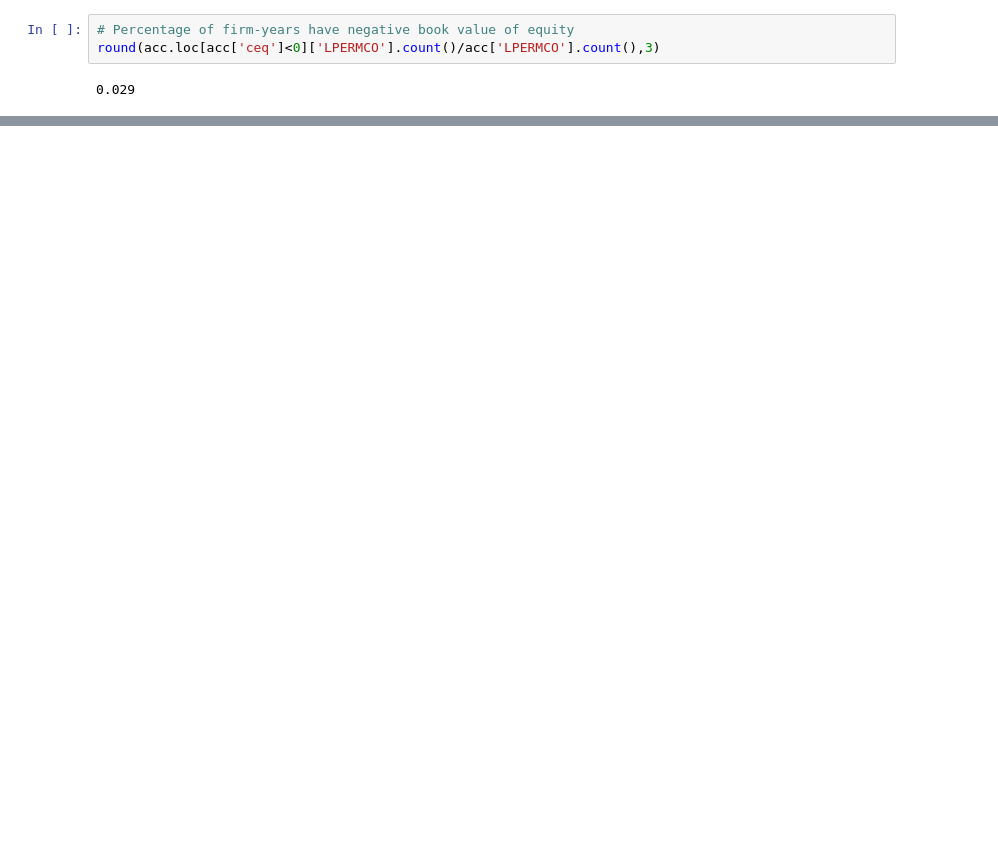
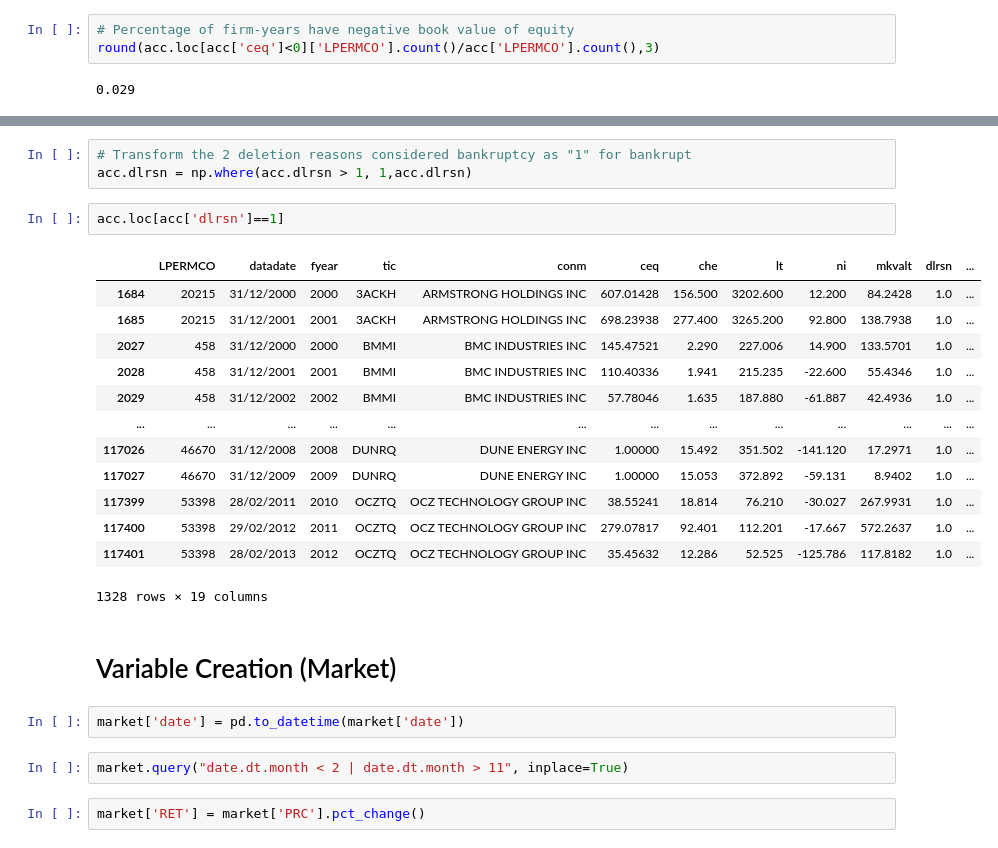
Before and after one commit to evamferreira/Thesis_Rep, a Jupyter notebook: Data/data_treat.ipynb, the cells around one changed output, grey strips where cells are left out. Saved outputs shown, nothing was run; the diff lists cells and outputs as text; blank space fills up the shorter version.

```diff
--- a/Data/data_treat.ipynb
+++ b/Data/data_treat.ipynb
@@ -398,0 +339,27 @@ acc
+# %%
+# Transform the 2 deletion reasons considered bankruptcy as "1" for bankrupt
+acc.dlrsn = np.where(acc.dlrsn > 1, 1,acc.dlrsn)
+# %%
+acc.loc[acc['dlrsn']==1]
+# %% [output]
+|  | LPERMCO | datadate | fyear | tic | conm | ceq | che | lt | ni | mkvalt | dlrsn | ... |
+| 1684 | 20215 | 31/12/2000 | 2000 | 3ACKH | ARMSTRONG HOLDINGS INC | 607.01428 | 156.500 | 3202.600 | 12.200 | 84.2428 | 1.0 | ... |
+| 1685 | 20215 | 31/12/2001 | 2001 | 3ACKH | ARMSTRONG HOLDINGS INC | 698.23938 | 277.400 | 3265.200 | 92.800 | 138.7938 | 1.0 | ... |
+| 2027 | 458 | 31/12/2000 | 2000 | BMMI | BMC INDUSTRIES INC | 145.47521 | 2.290 | 227.006 | 14.900 | 133.5701 | 1.0 | ... |
+| 2028 | 458 | 31/12/2001 | 2001 | BMMI | BMC INDUSTRIES INC | 110.40336 | 1.941 | 215.235 | -22.600 | 55.4346 | 1.0 | ... |
+| 2029 | 458 | 31/12/2002 | 2002 | BMMI | BMC INDUSTRIES INC | 57.78046 | 1.635 | 187.880 | -61.887 | 42.4936 | 1.0 | ... |
+| ... | ... | ... | ... | ... | ... | ... | ... | ... | ... | ... | ... | ... |
+| 117026 | 46670 | 31/12/2008 | 2008 | DUNRQ | DUNE ENERGY INC | 1.00000 | 15.492 | 351.502 | -141.120 | 17.2971 | 1.0 | ... |
+| 117027 | 46670 | 31/12/2009 | 2009 | DUNRQ | DUNE ENERGY INC | 1.00000 | 15.053 | 372.892 | -59.131 | 8.9402 | 1.0 | ... |
+| 117399 | 53398 | 28/02/2011 | 2010 | OCZTQ | OCZ TECHNOLOGY GROUP INC | 38.55241 | 18.814 | 76.210 | -30.027 | 267.9931 | 1.0 | ... |
+| 117400 | 53398 | 29/02/2012 | 2011 | OCZTQ | OCZ TECHNOLOGY GROUP INC | 279.07817 | 92.401 | 112.201 | -17.667 | 572.2637 | 1.0 | ... |
+| 117401 | 53398 | 28/02/2013 | 2012 | OCZTQ | OCZ TECHNOLOGY GROUP INC | 35.45632 | 12.286 | 52.525 | -125.786 | 117.8182 | 1.0 | ... |
+1328 rows × 19 columns
+# %% [markdown]
+# Variable Creation (Market)
+# %%
+market['date'] = pd.to_datetime(market['date'])
+# %%
+market.query("date.dt.month < 2 | date.dt.month > 11", inplace=True)
+# %%
+market['RET'] = market['PRC'].pct_change()
```
Also changed, not shown: parts of 24 cells of this notebook, 2 other files.
